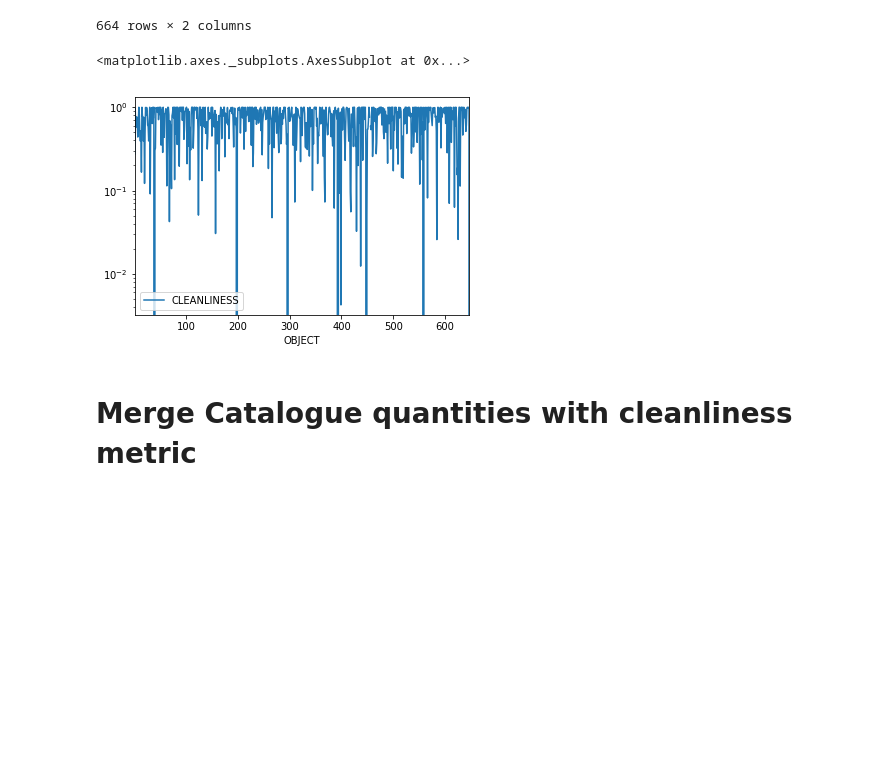
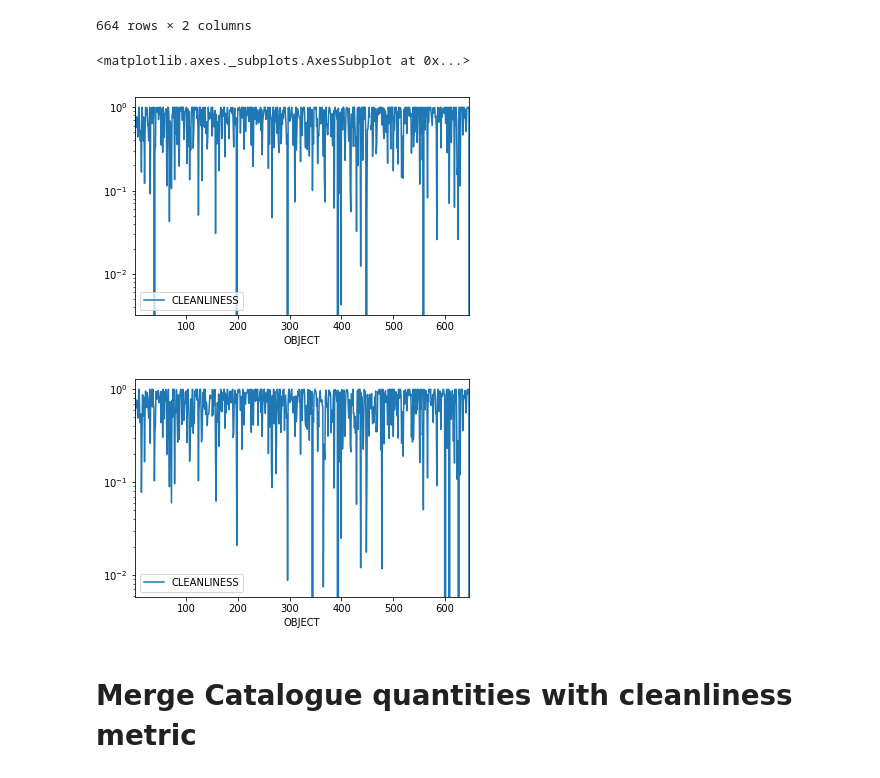
Before and after one commit to AstroZooMin/WISPSBayesianLineID, a Jupyter notebook: BayesianFramework/CleanSpectrumSampling.ipynb, the cells around one changed output. Drawn from its saved outputs; the diff is of its cells as text; code cells hidden in the pictures; blank space fills up the shorter version.

```diff
--- a/BayesianFramework/CleanSpectrumSampling.ipynb
+++ b/BayesianFramework/CleanSpectrumSampling.ipynb
@@ -247,7 +258,7 @@ for stampPath in g102StampPaths :
     contamExtension = stampHdus['CON'].data
     modelExtension = stampHdus['MOD'].data
     multipliedExtensions = (contamExtension > 0) & (modelExtension > 0)
-    cleanliness = np.sum(multipliedExtensions)
+    cleanliness = np.sum(multipliedExtensions)/np.sum((modelExtension > 0))
     g102StampCleanlinesses.append(cleanliness)
     stampObject = None
     try :
@@ -281,9 +292,11 @@ display(g141StampCleanlinessFrame)
 664 rows × 2 columns
 # %%
 g141StampCleanlinessFrame[g141StampCleanlinessFrame['OBJECT'] < 5000].plot.line(x='OBJECT', y='CLEANLINESS', logy=True)
+g102StampCleanlinessFrame[g102StampCleanlinessFrame['OBJECT'] < 5000].plot.line(x='OBJECT', y='CLEANLINESS', logy=True)
 # %% [output]
 <matplotlib.axes._subplots.AxesSubplot at 0x...>
 [figure]
+[figure, added]
 # %% [markdown]
 # Merge Catalogue quantities with cleanliness metric
 # %%
```
Also changed, not shown: parts of 17 cells of this notebook, 1 other file.
